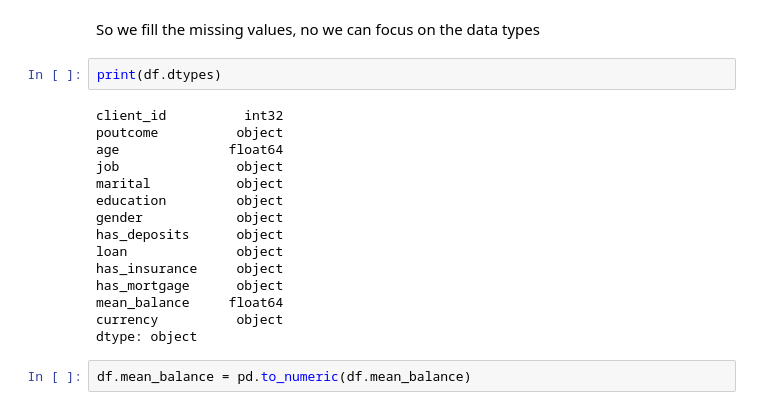
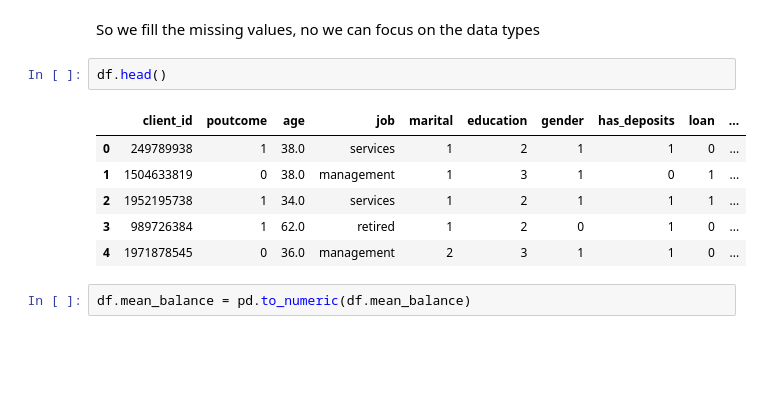
Before and after one commit to VladislavSpirydonau/Final-project-C4Y, a Jupyter notebook: Hello world notebook.ipynb, the cells around one changed output. Cells and saved outputs as stored; diff of their text form; blank space fills up the shorter version.

```diff
--- a/Hello world notebook.ipynb
+++ b/Hello world notebook.ipynb
@@ -107,22 +121,14 @@ df.age.fillna(value=df.age.mean(), inplace=True)
 # %% [markdown]
 So we fill the missing values, no we can focus on the data types
-# %%
-print(df.dtypes)
-# %% [output]
-client_id          int32
-poutcome          object
-age              float64
-job               object
-marital           object
-education         object
-gender            object
-has_deposits      object
-loan              object
-has_insurance     object
-has_mortgage      object
-mean_balance     float64
-currency          object
-dtype: object
+# %%
+df.head()
+# %% [output]
+|  | client_id | poutcome | age | job | marital | education | gender | has_deposits | loan | ... |
+| 0 | 249789938 | 1 | 38.0 | services | 1 | 2 | 1 | 1 | 0 | ... |
+| 1 | 1504633819 | 0 | 38.0 | management | 1 | 3 | 1 | 0 | 1 | ... |
+| 2 | 1952195738 | 1 | 34.0 | services | 1 | 2 | 1 | 1 | 1 | ... |
+| 3 | 989726384 | 1 | 62.0 | retired | 1 | 2 | 0 | 1 | 0 | ... |
+| 4 | 1971878545 | 0 | 36.0 | management | 2 | 3 | 1 | 1 | 0 | ... |
 # %%
 df.mean_balance = pd.to_numeric(df.mean_balance)
 # %%
```
Also changed, not shown: parts of 9 cells of this notebook.
